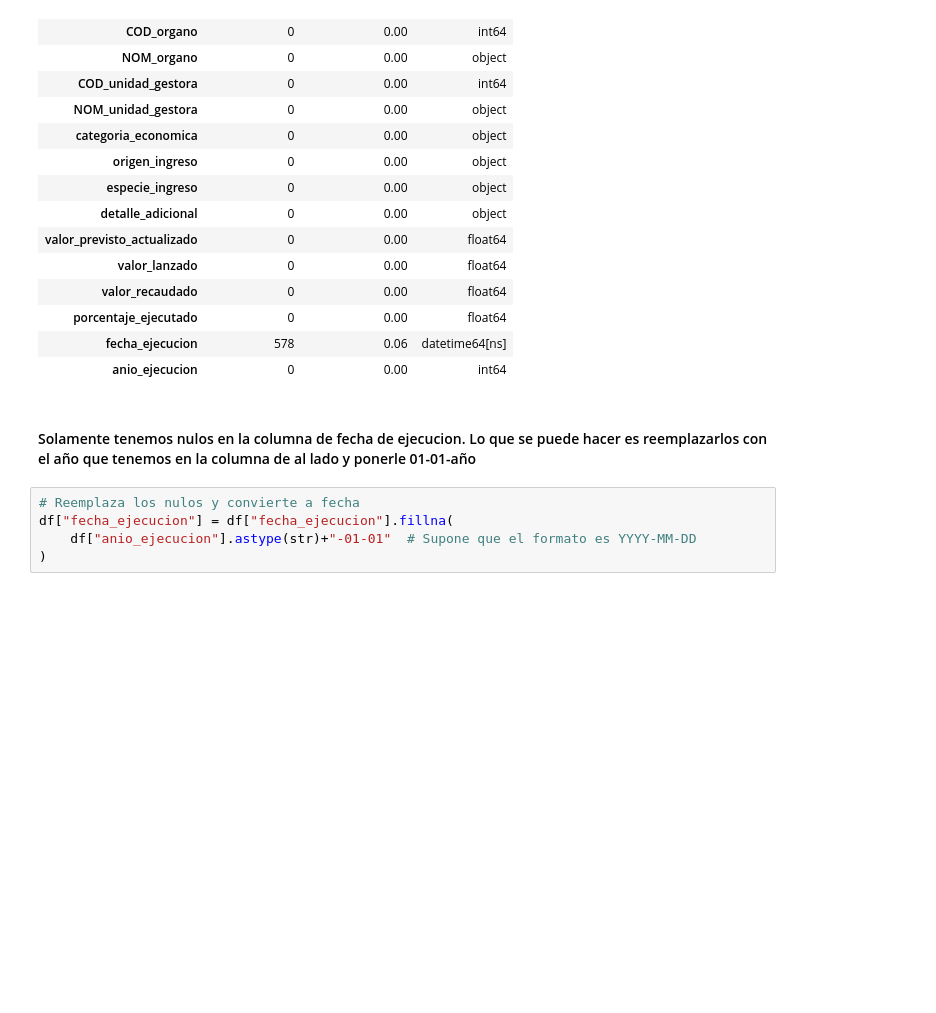
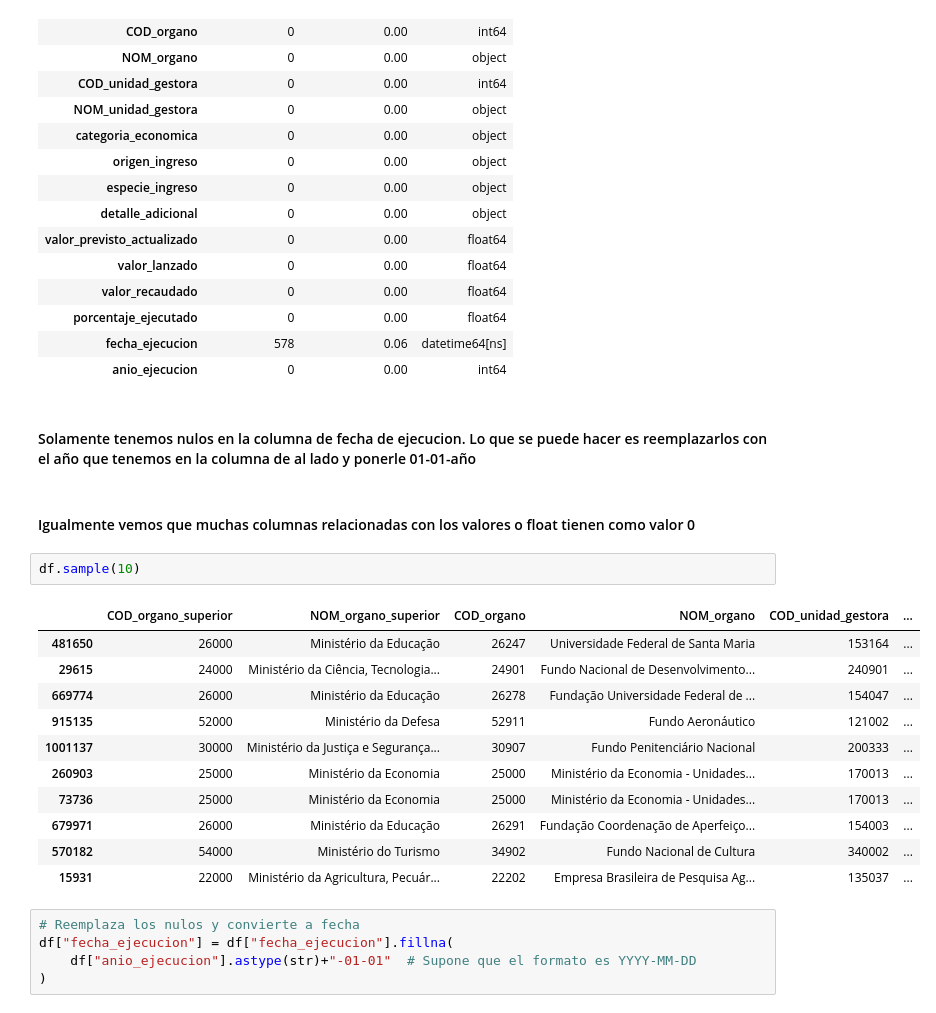
Before and after one commit to aSalomon96/Proyecto2_Ingresos_publicos_BRA, a Jupyter notebook: tratamiento/01.Union_y_limpieza_datos.ipynb, the cells around one changed output. Saved outputs shown, nothing was run; the diff lists cells and outputs as text; blank space fills up the shorter version.

```diff
--- a/tratamiento/01.Union_y_limpieza_datos.ipynb
+++ b/tratamiento/01.Union_y_limpieza_datos.ipynb
@@ -132,6 +147,22 @@ fx_l.valores_nulos(df)
 | anio_ejecucion | 0 | 0.00 | int64 |
 # %% [markdown]
 #### Solamente tenemos nulos en la columna de fecha de ejecucion. Lo que se puede hacer es reemplazarlos con el año que tenemos en la columna de al lado y ponerle 01-01-año
+# %% [markdown]
+#### Igualmente vemos que muchas columnas relacionadas con los valores o float tienen como valor 0
+# %%
+df.sample(10)
+# %% [output]
+|  | COD_organo_superior | NOM_organo_superior | COD_organo | NOM_organo | COD_unidad_gestora | ... |
+| 481650 | 26000 | Ministério da Educação | 26247 | Universidade Federal de Santa Maria | 153164 | ... |
+| 29615 | 24000 | Ministério da Ciência, Tecnologia... | 24901 | Fundo Nacional de Desenvolvimento... | 240901 | ... |
+| 669774 | 26000 | Ministério da Educação | 26278 | Fundação Universidade Federal de ... | 154047 | ... |
+| 915135 | 52000 | Ministério da Defesa | 52911 | Fundo Aeronáutico | 121002 | ... |
+| 1001137 | 30000 | Ministério da Justiça e Segurança... | 30907 | Fundo Penitenciário Nacional | 200333 | ... |
+| 260903 | 25000 | Ministério da Economia | 25000 | Ministério da Economia - Unidades... | 170013 | ... |
+| 73736 | 25000 | Ministério da Economia | 25000 | Ministério da Economia - Unidades... | 170013 | ... |
+| 679971 | 26000 | Ministério da Educação | 26291 | Fundação Coordenação de Aperfeiço... | 154003 | ... |
+| 570182 | 54000 | Ministério do Turismo | 34902 | Fundo Nacional de Cultura | 340002 | ... |
+| 15931 | 22000 | Ministério da Agricultura, Pecuár... | 22202 | Empresa Brasileira de Pesquisa Ag... | 135037 | ... |
 # %%
 # Reemplaza los nulos y convierte a fecha
 df["fecha_ejecucion"] = df["fecha_ejecucion"].fillna(
```
Also changed, not shown: parts of 7 cells of this notebook, 3 other files.
